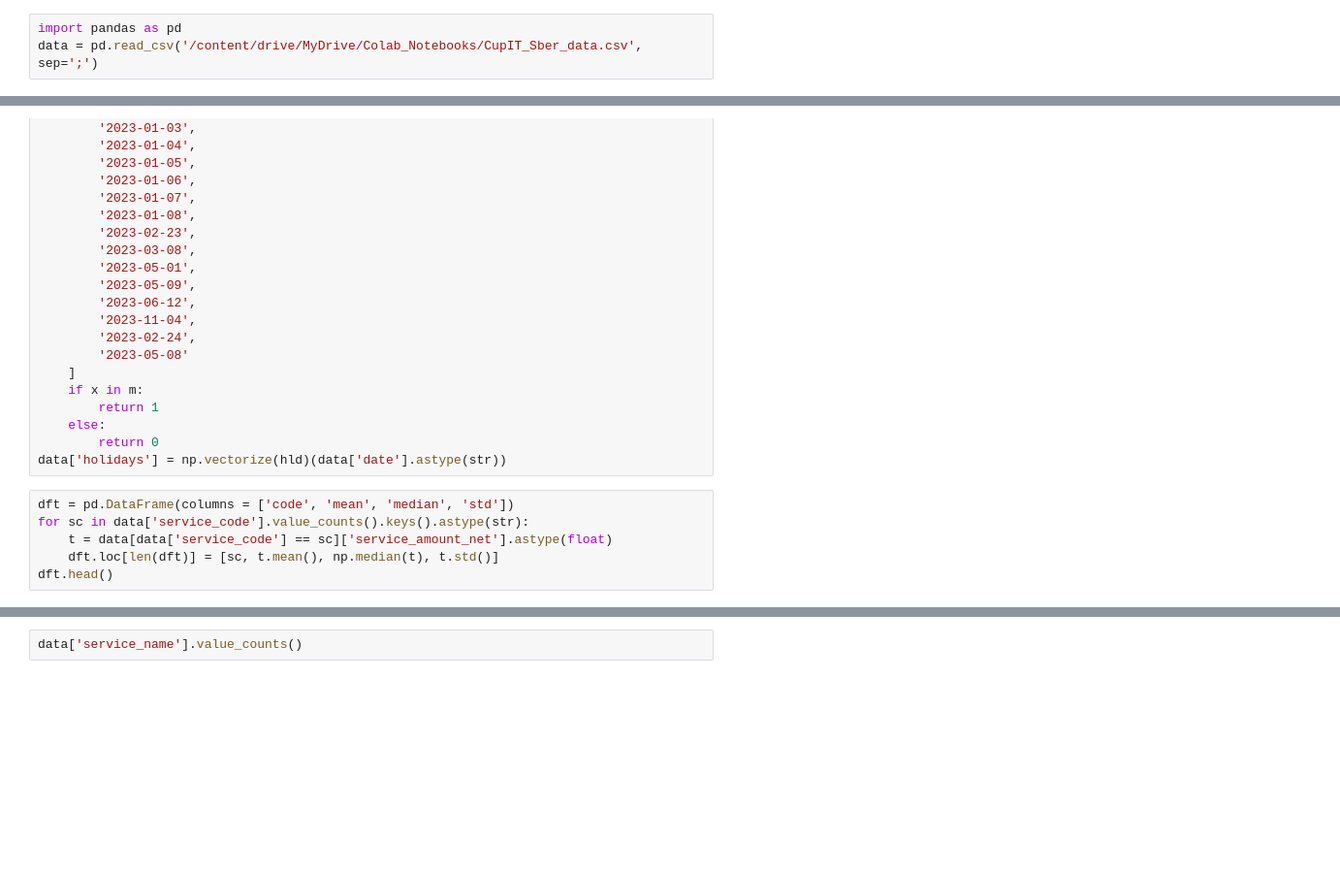
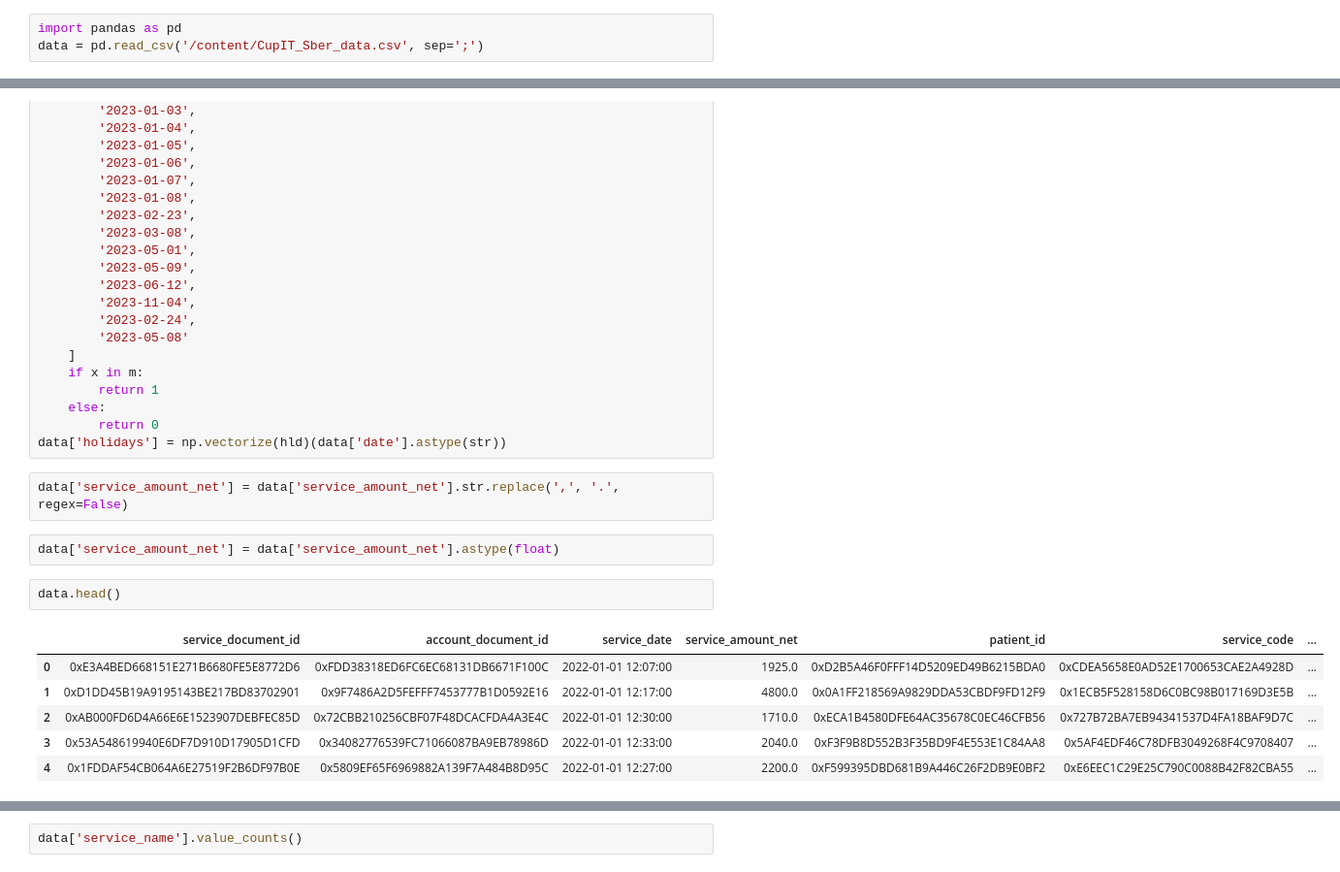
Before and after one commit to CCCXIV314/Sber, a Jupyter notebook: Sber_data_research.ipynb, the cells around one changed output, grey strips where cells are left out. Shown at 97% size. Saved outputs shown, nothing was run; the diff lists cells and outputs as text; blank space fills up the shorter version.

```diff
--- a/Sber_data_research.ipynb
+++ b/Sber_data_research.ipynb
@@ -1,6 +8,6 @@
 # %%
 import pandas as pd
-data = pd.read_csv('/content/drive/MyDrive/Colab_Notebooks/CupIT_Sber_data.csv', sep=';')
+data = pd.read_csv('/content/CupIT_Sber_data.csv', sep=';')
 # %%
 data.head(10)
 # %% [output]
@@ -162,9 +171,16 @@ def hld(x):
     else:
         return 0
 data['holidays'] = np.vectorize(hld)(data['date'].astype(str))
-# %%
-dft = pd.DataFrame(columns = ['code', 'mean', 'median', 'std'])
-for sc in data['service_code'].value_counts().keys().astype(str):
-    t = data[data['service_code'] == sc]['service_amount_net'].astype(float)
-    dft.loc[len(dft)] = [sc, t.mean(), np.median(t), t.std()]
-dft.head()
+# %%
+data['service_amount_net'] = data['service_amount_net'].str.replace(',', '.', regex=False)
+# %%
+data['service_amount_net'] = data['service_amount_net'].astype(float)
+# %%
+data.head()
+# %% [output]
+|  | service_document_id | account_document_id | service_date | service_amount_net | patient_id | service_code | ... |
+| 0 | 0xE3A4BED668151E271B6680FE5E8772D6 | 0xFDD38318ED6FC6EC68131DB6671F100C | 2022-01-01 12:07:00 | 1925.0 | 0xD2B5A46F0FFF14D5209ED49B6215BDA0 | 0xCDEA5658E0AD52E1700653CAE2A4928D | ... |
+| 1 | 0xD1DD45B19A9195143BE217BD83702901 | 0x9F7486A2D5FEFFF7453777B1D0592E16 | 2022-01-01 12:17:00 | 4800.0 | 0x0A1FF218569A9829DDA53CBDF9FD12F9 | 0x1ECB5F528158D6C0BC98B017169D3E5B | ... |
+| 2 | 0xAB000FD6D4A66E6E1523907DEBFEC85D | 0x72CBB210256CBF07F48DCACFDA4A3E4C | 2022-01-01 12:30:00 | 1710.0 | 0xECA1B4580DFE64AC35678C0EC46CFB56 | 0x727B72BA7EB94341537D4FA18BAF9D7C | ... |
+| 3 | 0x53A548619940E6DF7D910D17905D1CFD | 0x34082776539FC71066087BA9EB78986D | 2022-01-01 12:33:00 | 2040.0 | 0xF3F9B8D552B3F35BD9F4E553E1C84AA8 | 0x5AF4EDF46C78DFB3049268F4C9708407 | ... |
+| 4 | 0x1FDDAF54CB064A6E27519F2B6DF97B0E | 0x5809EF65F6969882A139F7A484B8D95C | 2022-01-01 12:27:00 | 2200.0 | 0xF599395DBD681B9A446C26F2DB9E0BF2 | 0xE6EEC1C29E25C790C0088B42F82CBA55 | ... |
```
Also changed, not shown: parts of 19 cells of this notebook.
